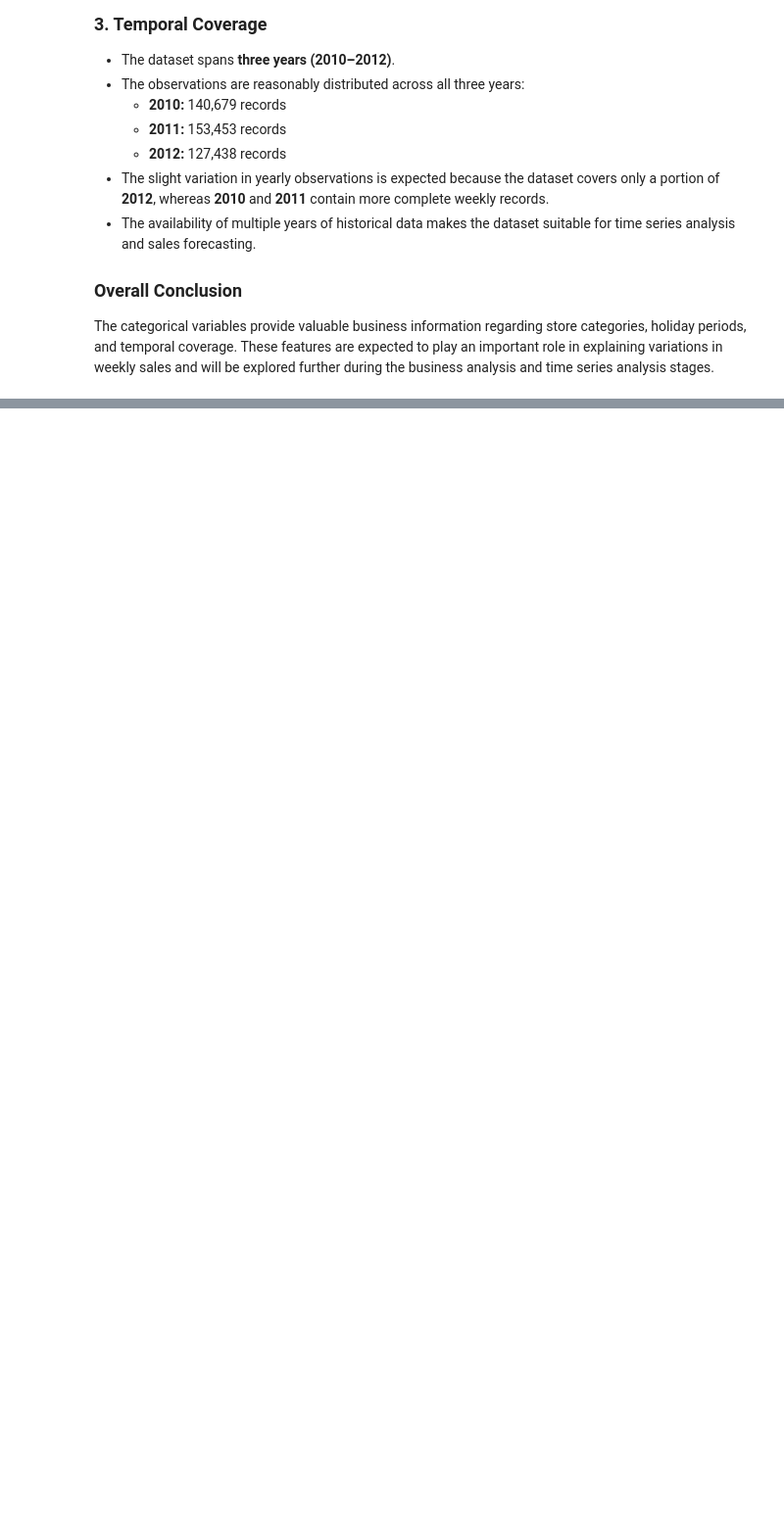
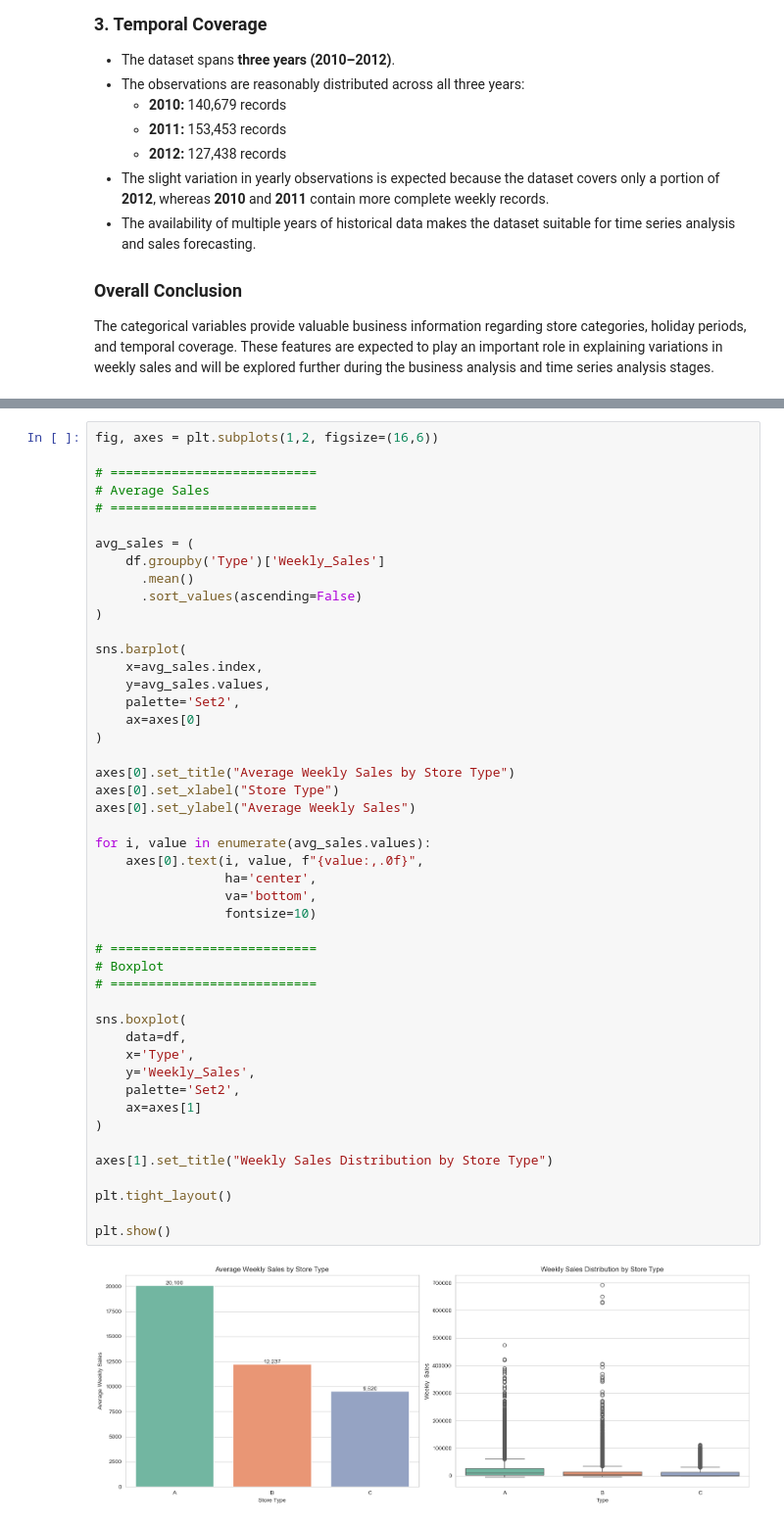
Before and after one commit to sauryaprakash004-crypto/Python, a Jupyter notebook: Classes/eda.ipynb, the cells around one changed output, grey strips where cells are left out. Shown at 98% size. Drawn from its saved outputs; the diff is of its cells as text; blank space fills up the shorter version.

```diff
--- a/Classes/eda.ipynb
+++ b/Classes/eda.ipynb
@@ -894,0 +901,49 @@ The categorical variables provide valuable business information regarding store
+# %%
+fig, axes = plt.subplots(1,2, figsize=(16,6))
+
+# ===========================
+# Average Sales
+# ===========================
+
+avg_sales = (
+    df.groupby('Type')['Weekly_Sales']
+      .mean()
+      .sort_values(ascending=False)
+)
+
+sns.barplot(
+    x=avg_sales.index,
+    y=avg_sales.values,
+    palette='Set2',
+    ax=axes[0]
+)
+
+axes[0].set_title("Average Weekly Sales by Store Type")
+axes[0].set_xlabel("Store Type")
+axes[0].set_ylabel("Average Weekly Sales")
+
+for i, value in enumerate(avg_sales.values):
+    axes[0].text(i, value, f"{value:,.0f}",
+                 ha='center',
+                 va='bottom',
+                 fontsize=10)
+
+# ===========================
+# Boxplot
+# ===========================
+
+sns.boxplot(
+    data=df,
+    x='Type',
+    y='Weekly_Sales',
+    palette='Set2',
+    ax=axes[1]
+)
+
+axes[1].set_title("Weekly Sales Distribution by Store Type")
+
+plt.tight_layout()
+
+plt.show()
+# %% [output]
+[figure, added]
```
Also changed, not shown: parts of 25 cells of this notebook.
